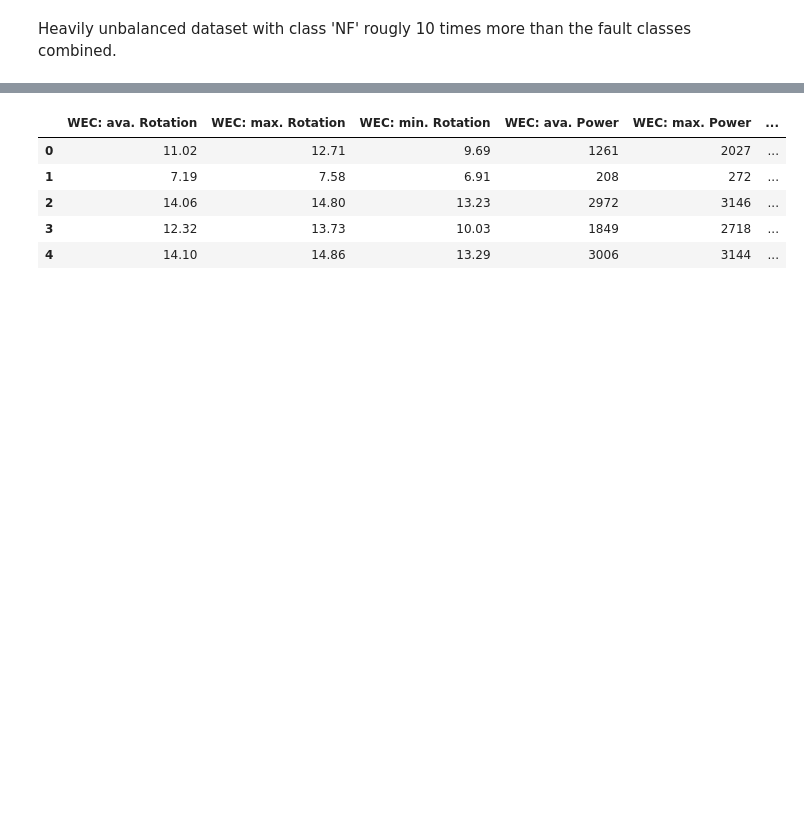
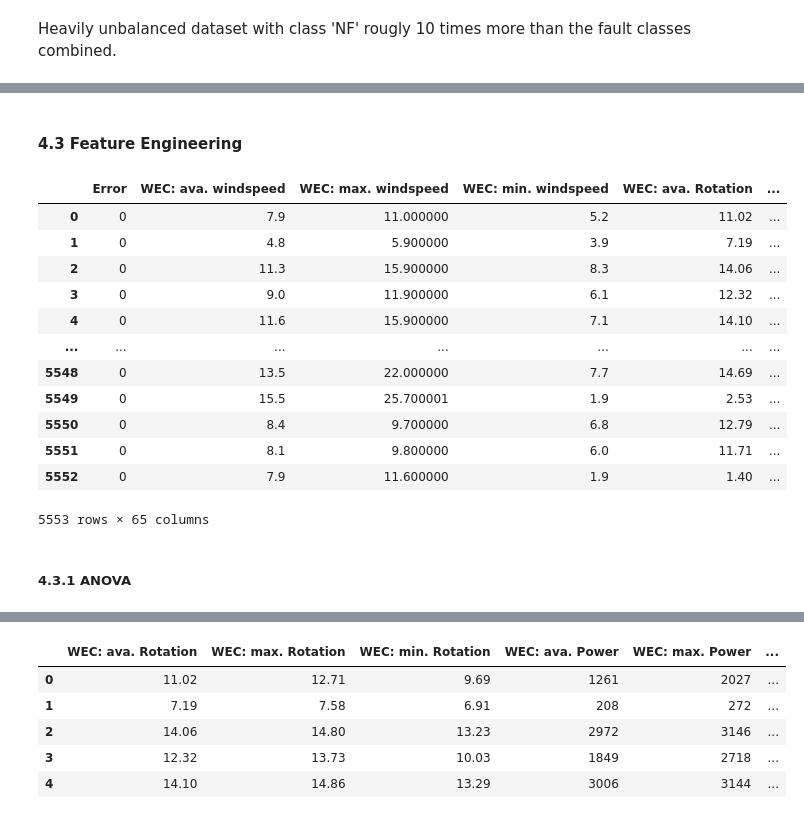
Before and after one commit to cristianaconst/wind_turbine_fault_detection, a Jupyter notebook: ML_Code.ipynb, the cells around one changed output, grey strips where cells are left out. Saved outputs shown, nothing was run; the diff lists cells and outputs as text; code cells hidden in the pictures; blank space fills up the shorter version.

Commit message:
Feature Engineering

```diff
--- a/ML_Code.ipynb
+++ b/ML_Code.ipynb
@@ -275,0 +276,20 @@ data
+# %% [markdown]
+#### 4.3 Feature Engineering
+# %%
+# Delete timestamp
+data = data.drop(columns = ['DateTime_x', 'Time', 'DateTime_y'])
+data
+# %% [output]
+|  | Error | WEC: ava. windspeed | WEC: max. windspeed | WEC: min. windspeed | WEC: ava. Rotation | ... |
+| 0 | 0 | 7.9 | 11.000000 | 5.2 | 11.02 | ... |
+| 1 | 0 | 4.8 | 5.900000 | 3.9 | 7.19 | ... |
+| 2 | 0 | 11.3 | 15.900000 | 8.3 | 14.06 | ... |
+| 3 | 0 | 9.0 | 11.900000 | 6.1 | 12.32 | ... |
+| 4 | 0 | 11.6 | 15.900000 | 7.1 | 14.10 | ... |
+| ... | ... | ... | ... | ... | ... | ... |
+| 5548 | 0 | 13.5 | 22.000000 | 7.7 | 14.69 | ... |
+| 5549 | 0 | 15.5 | 25.700001 | 1.9 | 2.53 | ... |
+| 5550 | 0 | 8.4 | 9.700000 | 6.8 | 12.79 | ... |
+| 5551 | 0 | 8.1 | 9.800000 | 6.0 | 11.71 | ... |
+| 5552 | 0 | 7.9 | 11.600000 | 1.9 | 1.40 | ... |
+5553 rows × 65 columns
@@ -275,0 +301,2 @@ data
+# %% [markdown]
+##### 4.3.1 ANOVA
```
Also changed, not shown: parts of 20 cells of this notebook.
